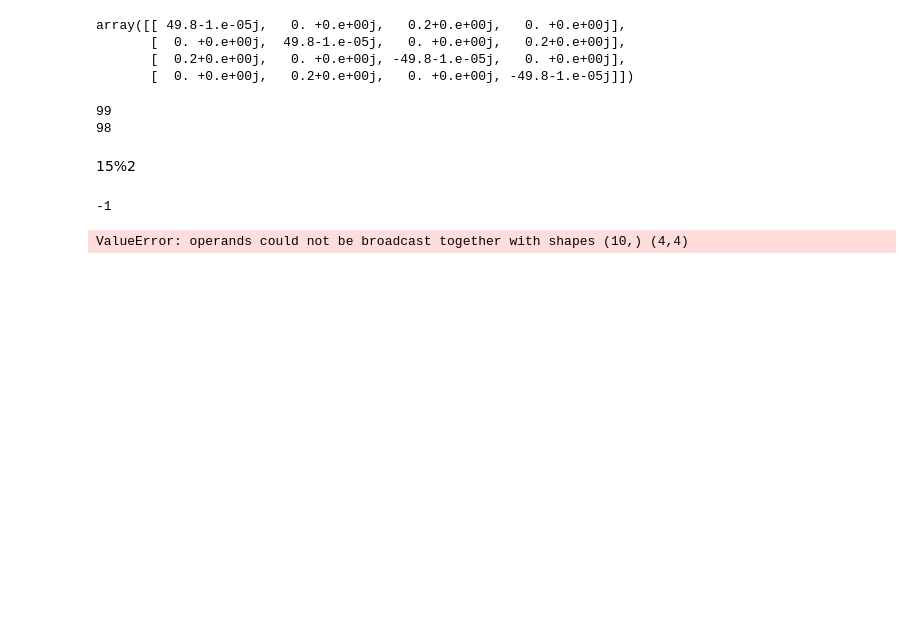
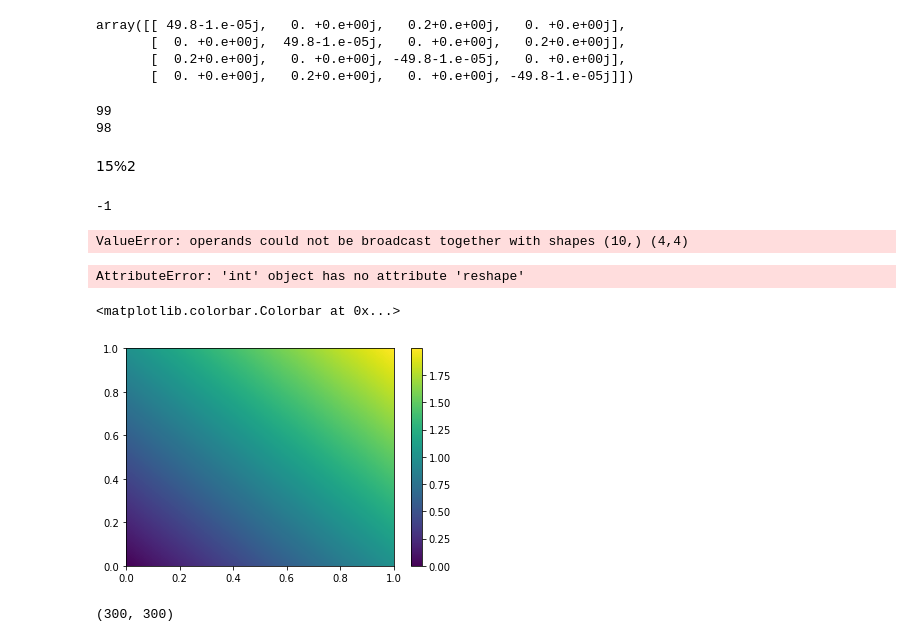
Before and after one commit to hainingpan/Conductance_Kwant, a Jupyter notebook: test.ipynb, the cells around one changed output. Drawn from its saved outputs; the diff is of its cells as text; code cells hidden in the pictures; blank space fills up the shorter version.

Commit message:
update figure export as png

```diff
--- a/test.ipynb
+++ b/test.ipynb
@@ -146,0 +149,4 @@ ValueError: operands could not be broadcast together with shapes (10,) (4,4)
+# %%
+x.reshape((N, N))
+# %% [output]
+AttributeError: 'int' object has no attribute 'reshape'
@@ -146,0 +155,17 @@ ValueError: operands could not be broadcast together with shapes (10,) (4,4)
+# %%
+x = np.random.normal(size=500)
+y = x * 3 + np.random.normal(size=500)
+# %%
+nbins=300
+xi, yi = np.mgrid[x.min():x.max():nbins*1j, x.min():x.max():2*nbins*1j]
+# %%
+z=xi+yi
+# %%
+plt.pcolormesh(xi,yi,z);plt.colorbar()
+# %% [output]
+<matplotlib.colorbar.Colorbar at 0x...>
+[figure, added]
+# %%
+yi.shape
+# %% [output]
+(300, 300)
```
Also changed, not shown: parts of 11 cells of this notebook, 5 other files.
